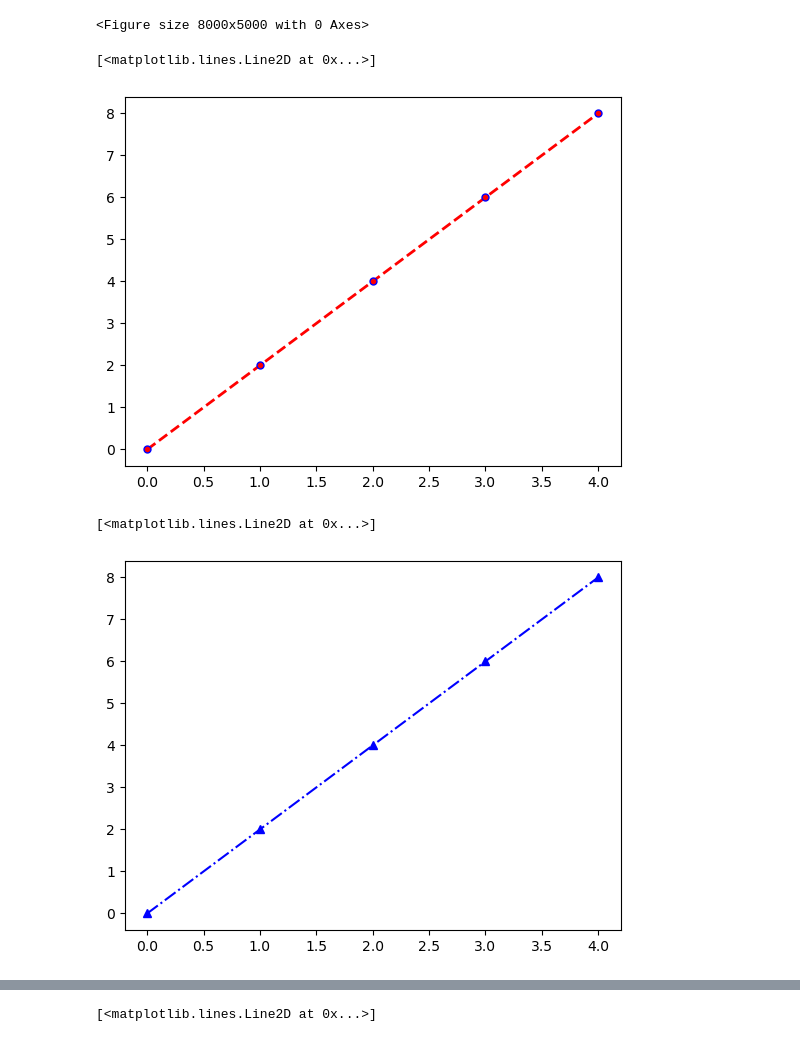
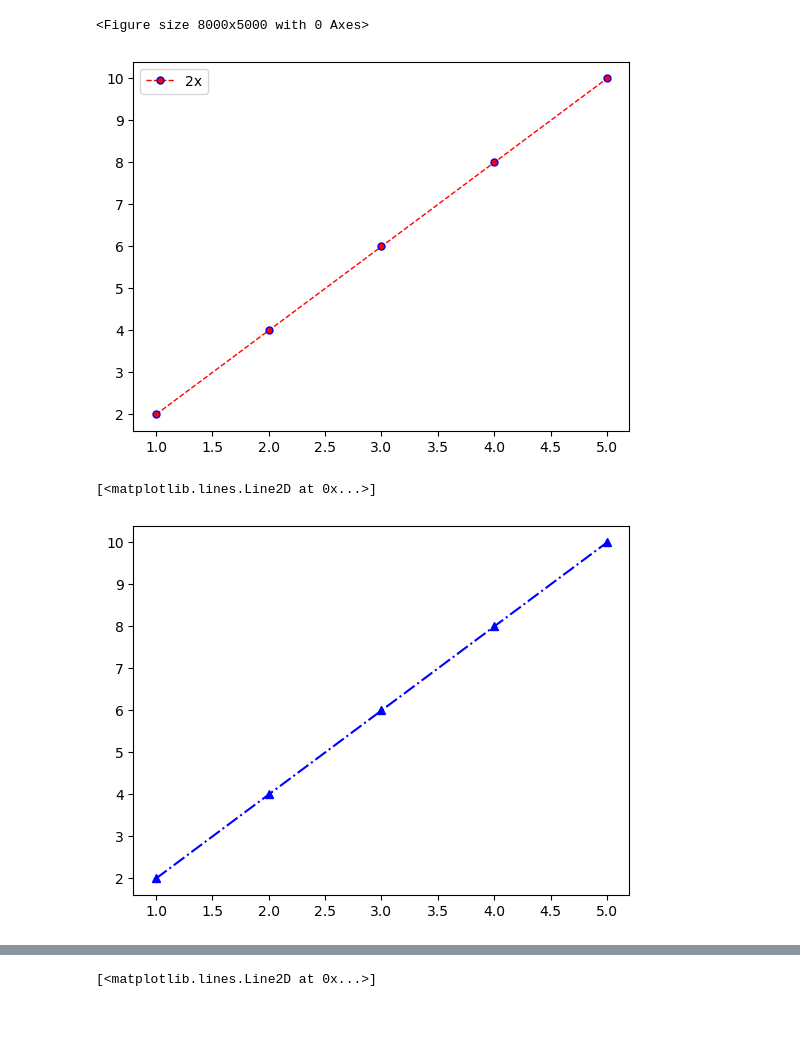
Before and after one commit to Suvam-paul145/Data-Analysis, a Jupyter notebook: Matplotlib/matplotlib.ipynb, the cells around one changed output, grey strips where cells are left out. Saved outputs shown, nothing was run; the diff lists cells and outputs as text; code cells hidden in the pictures.

Commit message:
matplotlib-practice

```diff
--- a/Matplotlib/matplotlib.ipynb
+++ b/Matplotlib/matplotlib.ipynb
@@ -12,16 +12,21 @@ plt.figure(figsize=(8,5), dpi=1000)
 <Figure size 8000x5000 with 0 Axes>
 <Figure size 8000x5000 with 0 Axes>
 # %%
-# Keyword Argument Notation
-plt.plot(x,y, label='2x', color='red', linewidth=2, marker='.', linestyle='--', markersize=10, markeredgecolor='blue')
+import matplotlib.pyplot as plt
+
+x = [1, 2, 3, 4, 5]
+y = [2, 4, 6, 8, 10]
+
+plt.plot(x, y, label='2x', color='red', linewidth=1, marker='.', linestyle='--', markersize=10, markeredgecolor='blue')
+plt.legend()
+plt.show()
 # %% [output]
-[<matplotlib.lines.Line2D at 0x...>]
-[figure, old version]
+[figure, new version]
 # %%
 plt.plot(x,y, 'b^-.', label='2x')
 # %% [output]
 [<matplotlib.lines.Line2D at 0x...>]
-[figure, old version]
+[figure, new version]
 # %%
 x2 = np.arange(0,4.5,0.5)
 # %%
```
Also changed, not shown: parts of 3 cells of this notebook, 2 other files.
